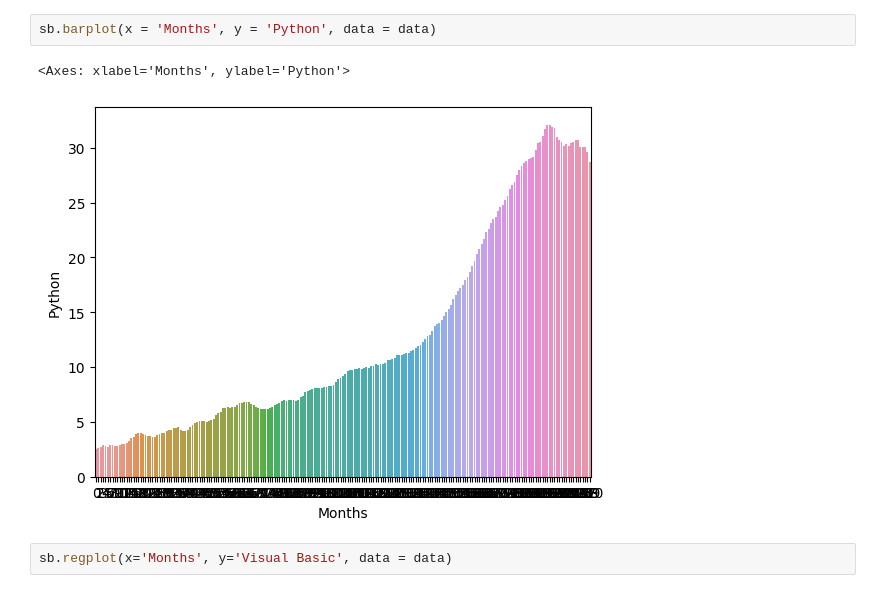
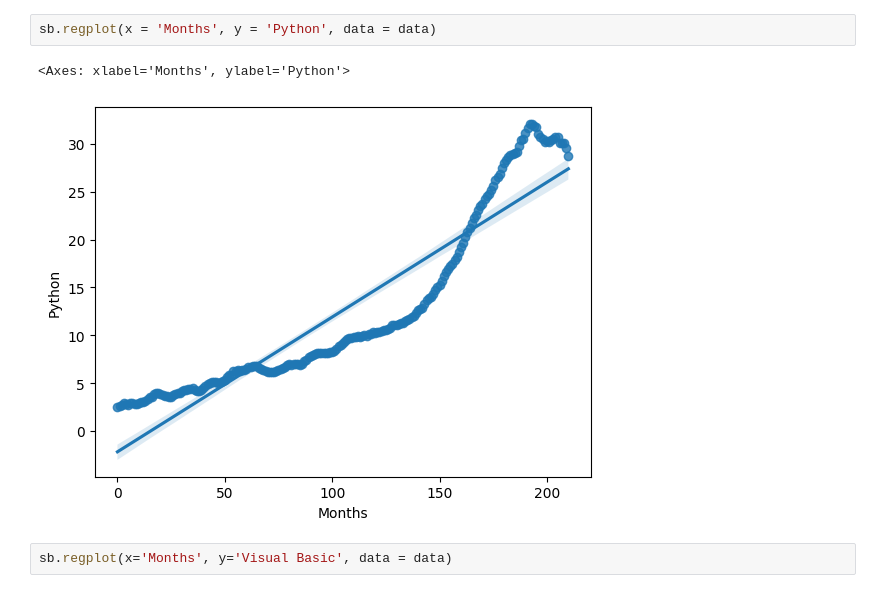
Before and after one commit to 0thorderlogic/smalldata, a Jupyter notebook: visuals.ipynb, the cells around one changed output. Saved outputs shown, nothing was run; the diff lists cells and outputs as text.

```diff
--- a/visuals.ipynb
+++ b/visuals.ipynb
@@ -15,8 +26,8 @@ print(cut.describe())
 # %%
-sb.barplot(x = 'Months', y = 'Python', data = data)
+sb.regplot(x = 'Months', y = 'Python', data = data)
 # %% [output]
 <Axes: xlabel='Months', ylabel='Python'>
-[figure, old version]
+[figure, new version]
 # %%
 sb.regplot(x='Months', y='Visual Basic', data = data)
 # %% [output]
```
Also changed, not shown: parts of 10 cells of this notebook, 5 other files.
